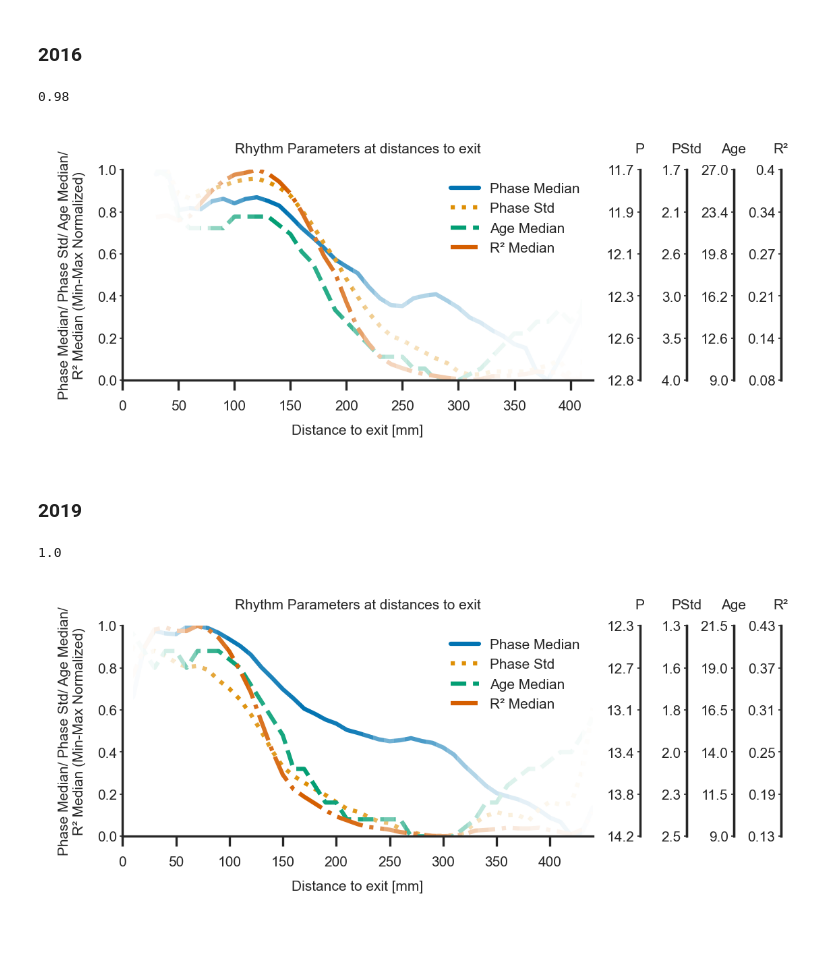
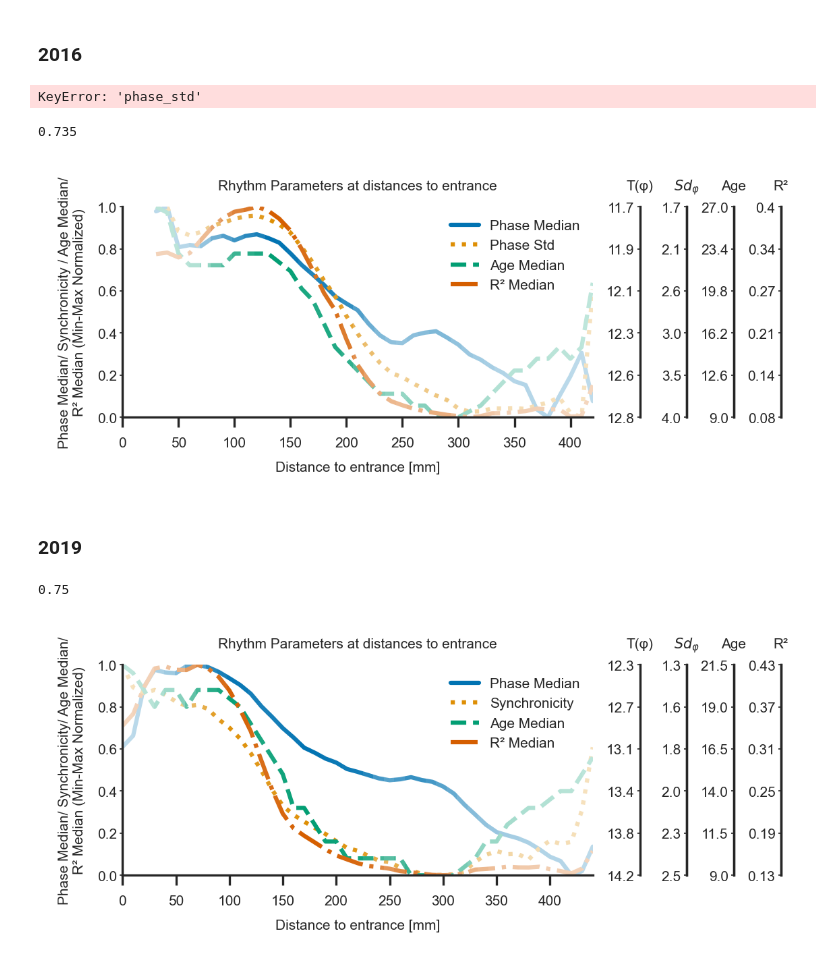
Before and after one commit to BioroboticsLab/speedtransfer, a Jupyter notebook: figures/figure_panel_1.ipynb, the cells around one changed output. Saved outputs shown, nothing was run; the diff lists cells and outputs as text; code cells hidden in the pictures; blank space fills up the shorter version.

```diff
--- a/figures/figure_panel_1.ipynb
+++ b/figures/figure_panel_1.ipynb
@@ -81,11 +81,12 @@ velocity_df_2016 = binning.add_bins_to_df(velocity_df_2016, bins=[0, 4, 9, 14, 1
 # create color palette from age bins
 palette = bb_rhythm.plotting.create_age_color_palette(
         sorted(df_2016_plt["Age [days]"].unique()), "Age [days]", df_2016_plt
-    )
+    )[::-1]
 
 # get speed subset from time window
 dt_from = pd.to_datetime(datetime.datetime(2016, 8, 4), utc=True)
 dt_to = pd.to_datetime(datetime.datetime(2016, 8, 7), utc=True)
+velocity_df_2016["date"] = pd.to_datetime(velocity_df_2016["date"])
 velocity_df_2016_subperiod = velocity_df_2016[((velocity_df_2016["date"] >= dt_from) & (velocity_df_2016["date"] < dt_to))].copy()
 # %%
 fig, axs = plt.subplots(1, 1, figsize=(3.4, 1.35), dpi=300)
@@ -140,11 +142,12 @@ velocity_df_2019 = binning.add_bins_to_df(velocity_df_2019, bins=[0, 4, 9, 14, 1
 # create color palette from age bins
 palette = bb_rhythm.plotting.create_age_color_palette(
         sorted(df_2019_plt["Age [days]"].unique()), "Age [days]", df_2019_plt
-    )
+    )[::-1]
 
 # get speed subset from time window
 dt_from = pd.to_datetime(datetime.datetime(2019, 9, 11), utc=True)
 dt_to = pd.to_datetime(datetime.datetime(2019, 9, 14), utc=True)
+velocity_df_2019["date"] = pd.to_datetime(velocity_df_2019["date"])
 velocity_df_2019_subperiod = velocity_df_2019[((velocity_df_2019["date"] >= dt_from) & (velocity_df_2019["date"] < dt_to))].copy()
 # %%
 fig, axs = plt.subplots(1, 1, figsize=(3.4, 1.35), dpi=300)
@@ -256,7 +260,7 @@ fig, axs = plt.subplots(1, 1, figsize=(3.24, 1.35), dpi=300)
 axs.imshow(scipy.ndimage.zoom(frame[:, :, 0], 0.1), cmap='gray', vmin=0, vmax=255)
 
 # add arrow es marker for exit
-axs.text(10, 270, 'Exit', va='top', ha='left', fontsize=rcParams['axes.labelsize'])
+axs.text(10, 270, 'Entrance', va='top', ha='left', fontsize=rcParams['axes.labelsize'])
 axs.arrow(x=5 + 15, y=264 - 15, dx=-15, dy=15, color='red', zorder=10, width=5)
 
 # plot density for age distribution
@@ -298,7 +302,7 @@ fig, axs = plt.subplots(1, 1, figsize=(3.24, 1.35), dpi=300)
 axs.imshow(scipy.ndimage.zoom(frame[:, :, 0], 0.1), cmap='gray', vmin=0, vmax=255)
 
 # add arrow es marker for exit
-axs.text(10, 270, 'Exit', va='top', ha='left', fontsize=rcParams['axes.labelsize'])
+axs.text(10, 270, 'Entrance', va='top', ha='left', fontsize=rcParams['axes.labelsize'])
 axs.arrow(x=5 + 15, y=264 - 15, dx=-15, dy=15, color='red', zorder=10, width=5)
 
 # plot density for age distribution
@@ -414,6 +418,10 @@ dist_exit_df_2016["phase_std_min_max"] = bb_rhythm.utils.min_max_normalize(dist_
 dist_exit_df_2016["r_squared_median_min_max"] = bb_rhythm.utils.min_max_normalize(dist_exit_df_2016["r_squared_focal_median"])
 dist_exit_df_2016["age_median_min_max"] = bb_rhythm.utils.min_max_normalize(dist_exit_df_2016["age_focal_median"])
 dist_exit_df_2016["count_min_max"] = bb_rhythm.utils.min_max_normalize(dist_exit_df_2016["phase_focal_count"], reverse=True)
+# %%
+dist_exit_df_2016["phase_std"]
+# %% [output]
+KeyError: 'phase_std'
 # %%
 fig, axs = plt.subplots(1, 5, figsize=(4.2, 1.35), gridspec_kw={"width_ratios":[1.0, 0.0, 0.0, 0.0, 0.0], "wspace": 0.5}, dpi=300)
 
@@ -434,13 +442,13 @@ bb_rhythm.plotting.whiten_out_low_sample_size_areas(axs[0], dist_exit_df_2016, "
 # x-axis settings
 axs[0].xaxis.set_major_locator(ticker.MultipleLocator(50))
 axs[0].set_xlim(0, dist_exit_df_2016["entrance_dist_median_round"].max())
-axs[0].set_xlabel("Distance to exit [mm]")
+axs[0].set_xlabel("Distance to entrance [mm]")
 axs[0].xaxis.set_major_locator(ticker.MultipleLocator(50))
 
 # y-axis settings
 axs[0].set_ylim(0, 1)
 axs[0].tick_params(axis='y', which='major', pad=1)
-axs[0].set_ylabel("Phase Median/ Phase Std/ Age Median/\nR² Median (Min-Max Normalized)")
+axs[0].set_ylabel("Phase Median/ Synchronicity / Age Median/\nR² Median (Min-Max Normalized)")
 
 # legend settings
 axs[0].legend(frameon=False, loc='upper right')
@@ -448,7 +456,7 @@ axs[0].legend(frameon=False, loc='upper right')
 # figure settings
 sns.despine(ax=axs[0])
 axs[0].tick_params(which='minor', length=2)
-axs[0].set_title("Rhythm Parameters at distances to exit", fontsize=rcParams['axes.labelsize'])
+axs[0].set_title("Rhythm Parameters at distances to entrance", fontsize=rcParams['axes.labelsize'])
 
 # multiple axis settings
 ## phase
@@ -457,39 +465,39 @@ sns.despine(ax=axs[1])
 axs[1].set_yticks(axs[1].get_yticks().tolist())
 axs[1].set_yticklabels([np.round(i / 10 * dist_exit_df_2016["phase_focal_median"].min() + dist_exit_df_2016["phase_focal_median"].max() * (-i / 10) + dist_exit_df_2016["phase_focal_median"].max(), 1) for i in range(0, 12, 2)])
 axs[1].tick_params(axis='y', which='major', pad=1)
-axs[1].set_title("P", fontsize=rcParams['axes.labelsize'])
+axs[1].set_title("T(\u03C6)", fontsize=rcParams['axes.labelsize'])
 axs[1].yaxis.set_label_position("right")
 
 ## phase std
 axs[2].get_xaxis().set_visible(False)
 axs[2].set_yticks(axs[2].get_yticks().tolist())
 axs[2].set_yticklabels([np.round(i / 10 * dist_exit_df_2016["phase_focal_std"].min() + dist_exit_df_2016["phase_focal_std"].max() * (-i / 10) + dist_exit_df_2016["phase_focal_std"].max(), 1) for i in range(0, 12, 2)])
 axs[2].tick_params(axis='y', which='major', pad=1)
-axs[2].set_title("PStd", fontsize=rcParams['axes.labelsize'])
+axs[2].set_title(r"$Sd_{\varphi}$", fontsize=rcParams['axes.labelsize'])
 axs[2].yaxis.set_label_position("right")
 
 ## age
 axs[3].get_xaxis().set_visible(False)
 axs[3].set_yticks(axs[3].get_yticks().tolist())
 axs[3].set_yticklabels([np.round(-(i / 10 - 1) * dist_exit_df_2016["age_focal_median"].min() + dist_exit_df_2016["age_focal_median"].max() * (i / 10), 1) for i in range(0, 12, 2)])
 axs[3].tick_params(axis='y', which='major', pad=1)
 axs[3].set_title("Age", fontsize=rcParams['axes.labelsize'])
 axs[3].yaxis.set_label_position("right")
 
 ## R²
 axs[4].get_xaxis().set_visible(False)
 axs[4].set_yticks(axs[4].get_yticks().tolist())
 axs[4].set_yticklabels([np.round(-(i / 10 - 1) * dist_exit_df_2016["r_squared_focal_median"].min() + dist_exit_df_2016["r_squared_focal_median"].max() * (i / 10), 2) for i in range(0, 12, 2)])
 axs[4].tick_params(axis='y', which='major', pad=1)
 axs[4].set_title("R²", fontsize=rcParams['axes.labelsize'])
 axs[4].yaxis.set_label_position("right")
 
 # save figure
 plt.savefig(os.path.join("imgs", "panel_1_e_2016.svg"), bbox_inches="tight")
 plt.savefig(os.path.join("imgs", "panel_1_e_2016.png"), bbox_inches="tight")
 # %% [output]
-0.98
+0.735
-[figure, old version]
+[figure, new version]
 # %% [markdown]
 ### 2019
 # %%
@@ -514,7 +522,7 @@ sns.lineplot(dist_exit_df_2019, x="entrance_dist_median_round", y="phase_median_
              label="Phase Median", markers=True)
 sns.lineplot(dist_exit_df_2019, x="entrance_dist_median_round", y="phase_std_min_max", ax=axs[0], estimator="median",
              errorbar=None,
-             label="Phase Std", linestyle="dotted", markers=True, dashes=False)
+             label="Synchronicity", linestyle="dotted", markers=True, dashes=False)
 sns.lineplot(dist_exit_df_2019, x="entrance_dist_median_round", y="age_median_min_max", ax=axs[0], estimator="median", errorbar=None,
              label="Age Median", linestyle="dashed", markers=True, dashes=False)
 sns.lineplot(dist_exit_df_2019, x="entrance_dist_median_round", y="r_squared_median_min_max", ax=axs[0], estimator="median",
@@ -526,13 +534,13 @@ bb_rhythm.plotting.whiten_out_low_sample_size_areas(axs[0], dist_exit_df_2019, "
 # x-axis settings
 axs[0].xaxis.set_major_locator(ticker.MultipleLocator(50))
 axs[0].set_xlim(0, dist_exit_df_2019["entrance_dist_median_round"].max())
-axs[0].set_xlabel("Distance to exit [mm]")
+axs[0].set_xlabel("Distance to entrance [mm]")
 axs[0].xaxis.set_major_locator(ticker.MultipleLocator(50))
 
 # y-axis settings
 axs[0].set_ylim(0, 1)
 axs[0].tick_params(axis='y', which='major', pad=1)
-axs[0].set_ylabel("Phase Median/ Phase Std/ Age Median/\nR² Median (Min-Max Normalized)")
+axs[0].set_ylabel("Phase Median/ Synchronicity/ Age Median/\nR² Median (Min-Max Normalized)")
 
 # legend settings
 axs[0].legend(frameon=False, loc='upper right')
@@ -540,7 +548,7 @@ axs[0].legend(frameon=False, loc='upper right')
 # figure settings
 sns.despine(ax=axs[0])
 axs[0].tick_params(which='minor', length=2)
-axs[0].set_title("Rhythm Parameters at distances to exit", fontsize=rcParams['axes.labelsize'])
+axs[0].set_title("Rhythm Parameters at distances to entrance", fontsize=rcParams['axes.labelsize'])
 
 # multiple axis settings
 ## phase
@@ -549,7 +557,7 @@ sns.despine(ax=axs[1])
 axs[1].set_yticks(axs[1].get_yticks().tolist())
 axs[1].set_yticklabels([np.round(i / 10 * dist_exit_df_2019["phase_focal_median"].min() + dist_exit_df_2019["phase_focal_median"].max() * (-i / 10) + dist_exit_df_2019["phase_focal_median"].max(), 1) for i in range(0, 12, 2)])
 axs[1].tick_params(axis='y', which='major', pad=1)
-axs[1].set_title("P", fontsize=rcParams['axes.labelsize'])
+axs[1].set_title("T(\u03C6)", fontsize=rcParams['axes.labelsize'])
 axs[1].yaxis.set_label_position("right")
 
 ## phase std
@@ -557,7 +565,7 @@ axs[2].get_xaxis().set_visible(False)
 axs[2].set_yticks(axs[2].get_yticks().tolist())
 axs[2].set_yticklabels([np.round(i / 10 * dist_exit_df_2019["phase_focal_std"].min() + dist_exit_df_2019["phase_focal_std"].max() * (-i / 10) + dist_exit_df_2019["phase_focal_std"].max(), 1) for i in range(0, 12, 2)])
 axs[2].tick_params(axis='y', which='major', pad=1)
-axs[2].set_title("PStd", fontsize=rcParams['axes.labelsize'])
+axs[2].set_title(r"$Sd_{\varphi}$", fontsize=rcParams['axes.labelsize'])
 axs[2].yaxis.set_label_position("right")
 
 ## age
@@ -580,5 +588,5 @@ axs[4].yaxis.set_label_position("right")
 plt.savefig(os.path.join("imgs", "panel_1_e_2019.svg"), bbox_inches="tight")
 plt.savefig(os.path.join("imgs", "panel_1_e_2019.png"), bbox_inches="tight")
 # %% [output]
-1.0
+0.75
-[figure, old version]
+[figure, new version]
```
Also changed, not shown: parts of 6 cells of this notebook.
